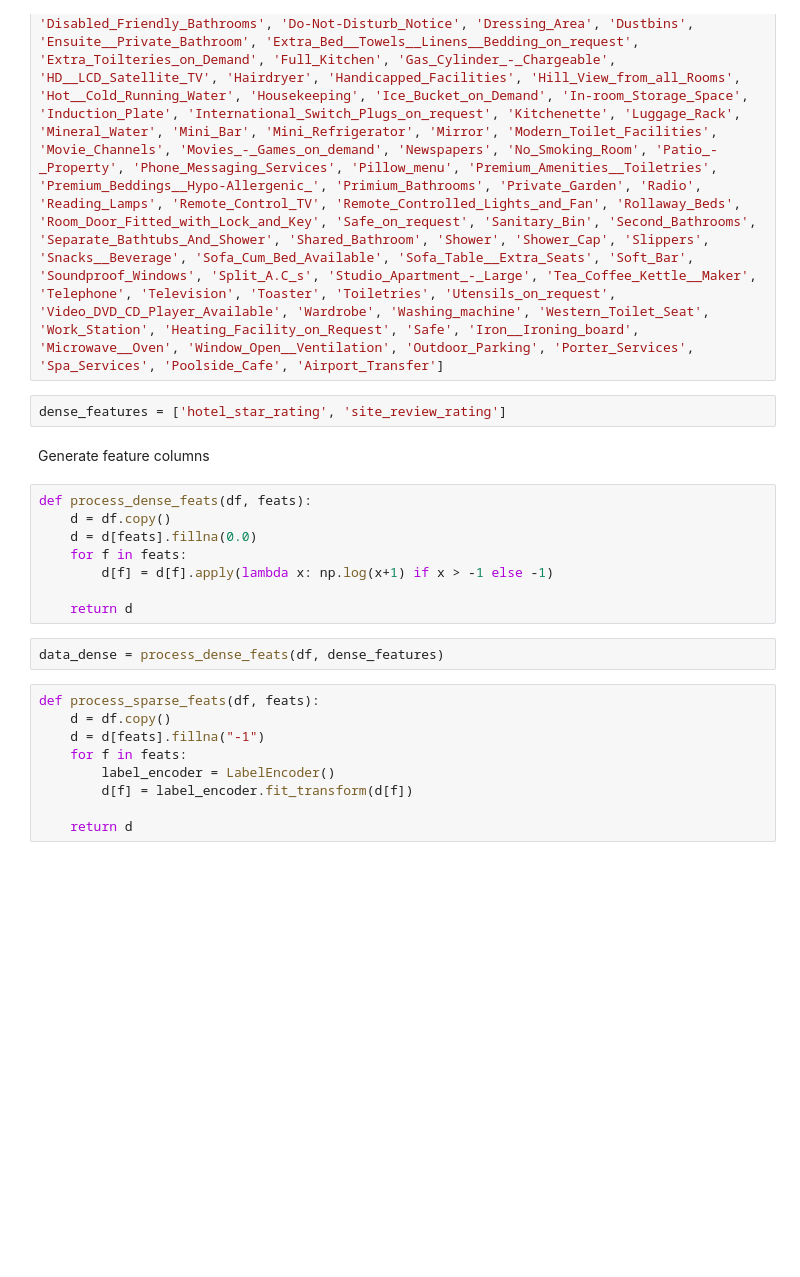
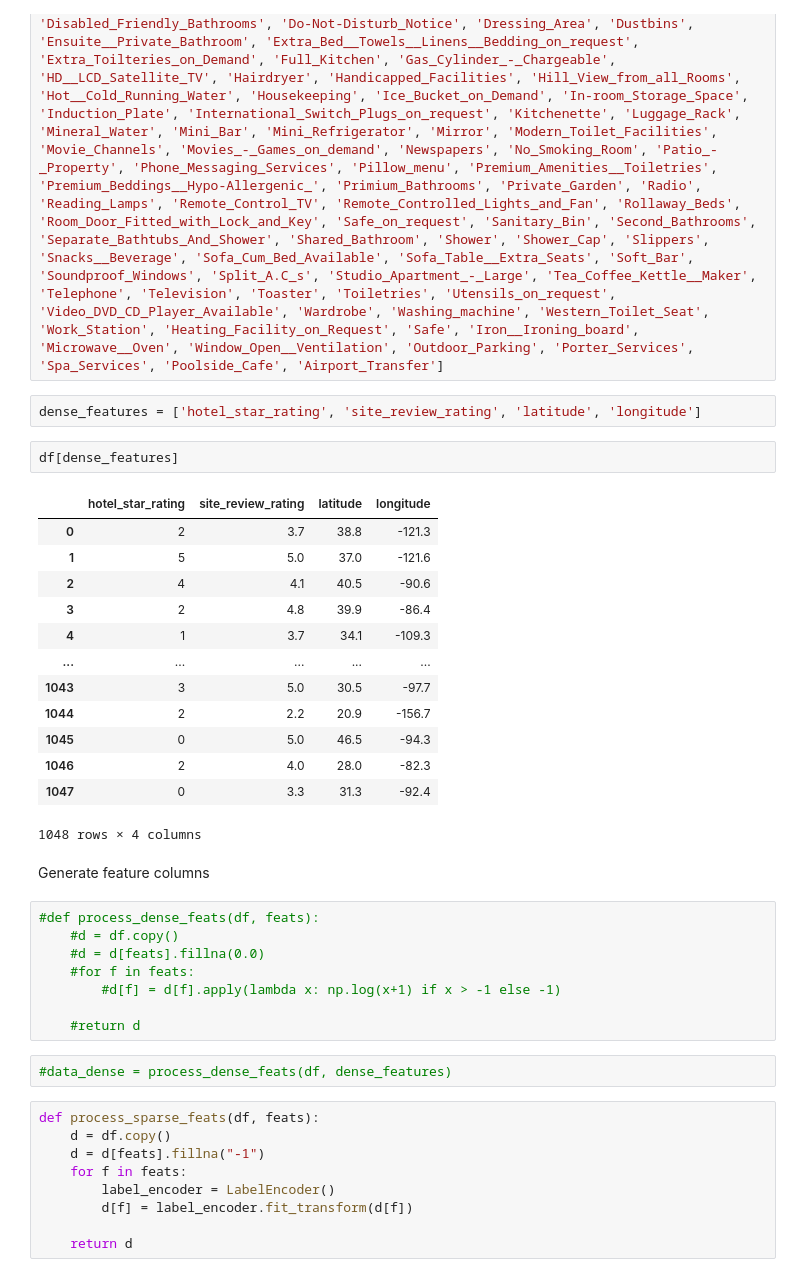
Before and after one commit to zulfauzi92/Hotel_Recomendation_Model_Traveloka, a Jupyter notebook: Recomendation Model/ML Model for Hotel Reco Content Based.ipynb, the cells around one changed output. Saved outputs shown, nothing was run; the diff lists cells and outputs as text; blank space fills up the shorter version.

```diff
--- a/Recomendation Model/ML Model for Hotel Reco Content Based.ipynb
+++ b/Recomendation Model/ML Model for Hotel Reco Content Based.ipynb
@@ -89,17 +86,33 @@ sparse_features = ['Beach_Hut', 'BnB', 'Bungalow', 'Cottage', 'Farm_Stay', 'Gues
 # %%
-dense_features = ['hotel_star_rating', 'site_review_rating']
+dense_features = ['hotel_star_rating', 'site_review_rating', 'latitude', 'longitude']
+# %%
+df[dense_features]
+# %% [output]
+|  | hotel_star_rating | site_review_rating | latitude | longitude |
+| 0 | 2 | 3.7 | 38.8 | -121.3 |
+| 1 | 5 | 5.0 | 37.0 | -121.6 |
+| 2 | 4 | 4.1 | 40.5 | -90.6 |
+| 3 | 2 | 4.8 | 39.9 | -86.4 |
+| 4 | 1 | 3.7 | 34.1 | -109.3 |
+| ... | ... | ... | ... | ... |
+| 1043 | 3 | 5.0 | 30.5 | -97.7 |
+| 1044 | 2 | 2.2 | 20.9 | -156.7 |
+| 1045 | 0 | 5.0 | 46.5 | -94.3 |
+| 1046 | 2 | 4.0 | 28.0 | -82.3 |
+| 1047 | 0 | 3.3 | 31.3 | -92.4 |
+1048 rows × 4 columns
 # %% [markdown]
 Generate feature columns
 # %%
-def process_dense_feats(df, feats):
-    d = df.copy()
-    d = d[feats].fillna(0.0)
-    for f in feats:
-        d[f] = d[f].apply(lambda x: np.log(x+1) if x > -1 else -1)
+#def process_dense_feats(df, feats):
+    #d = df.copy()
+    #d = d[feats].fillna(0.0)
+    #for f in feats:
+        #d[f] = d[f].apply(lambda x: np.log(x+1) if x > -1 else -1)
 
-    return d
+    #return d
 # %%
-data_dense = process_dense_feats(df, dense_features)
+#data_dense = process_dense_feats(df, dense_features)
 # %%
 def process_sparse_feats(df, feats):
     d = df.copy()
```
Also changed, not shown: parts of 14 cells of this notebook.
